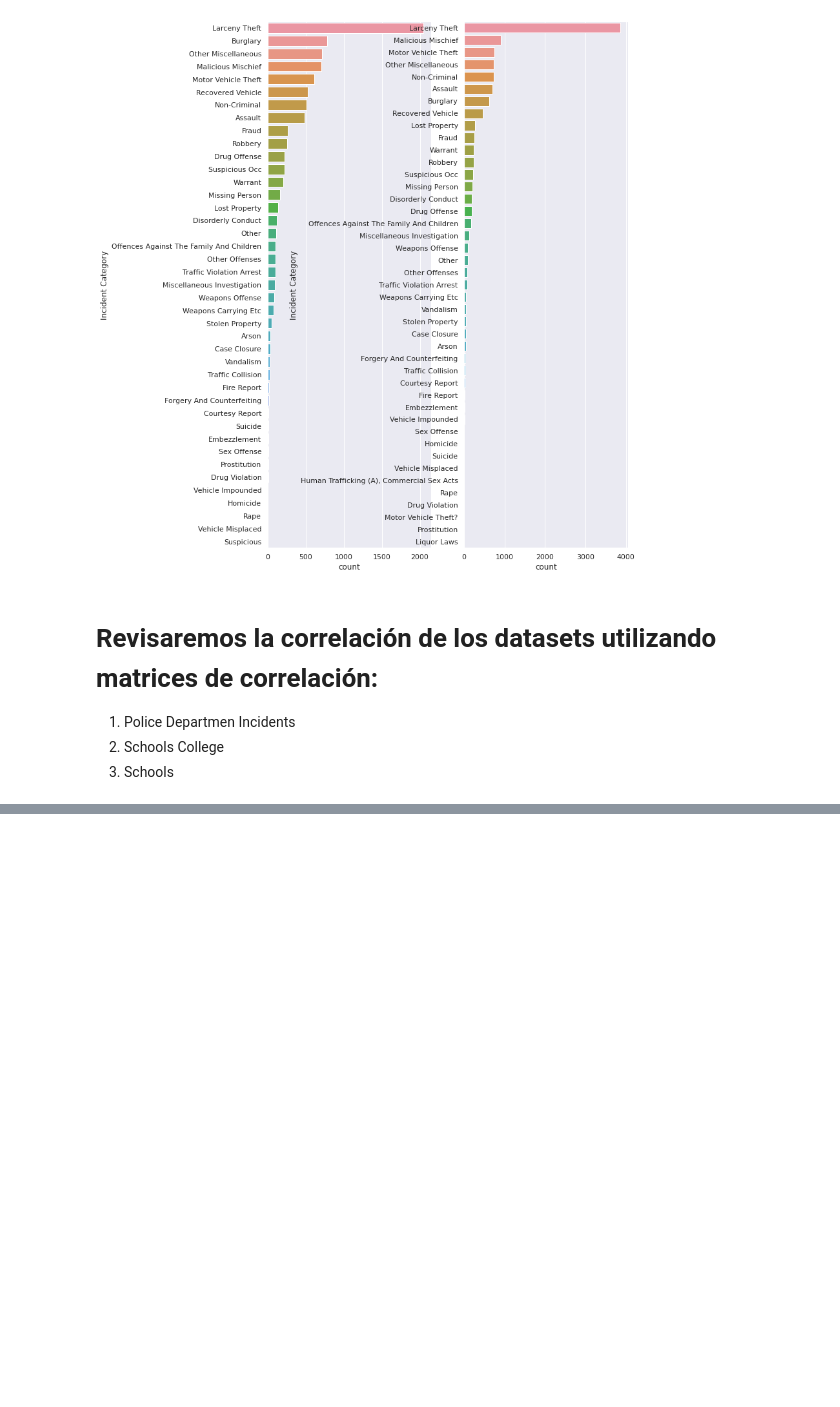
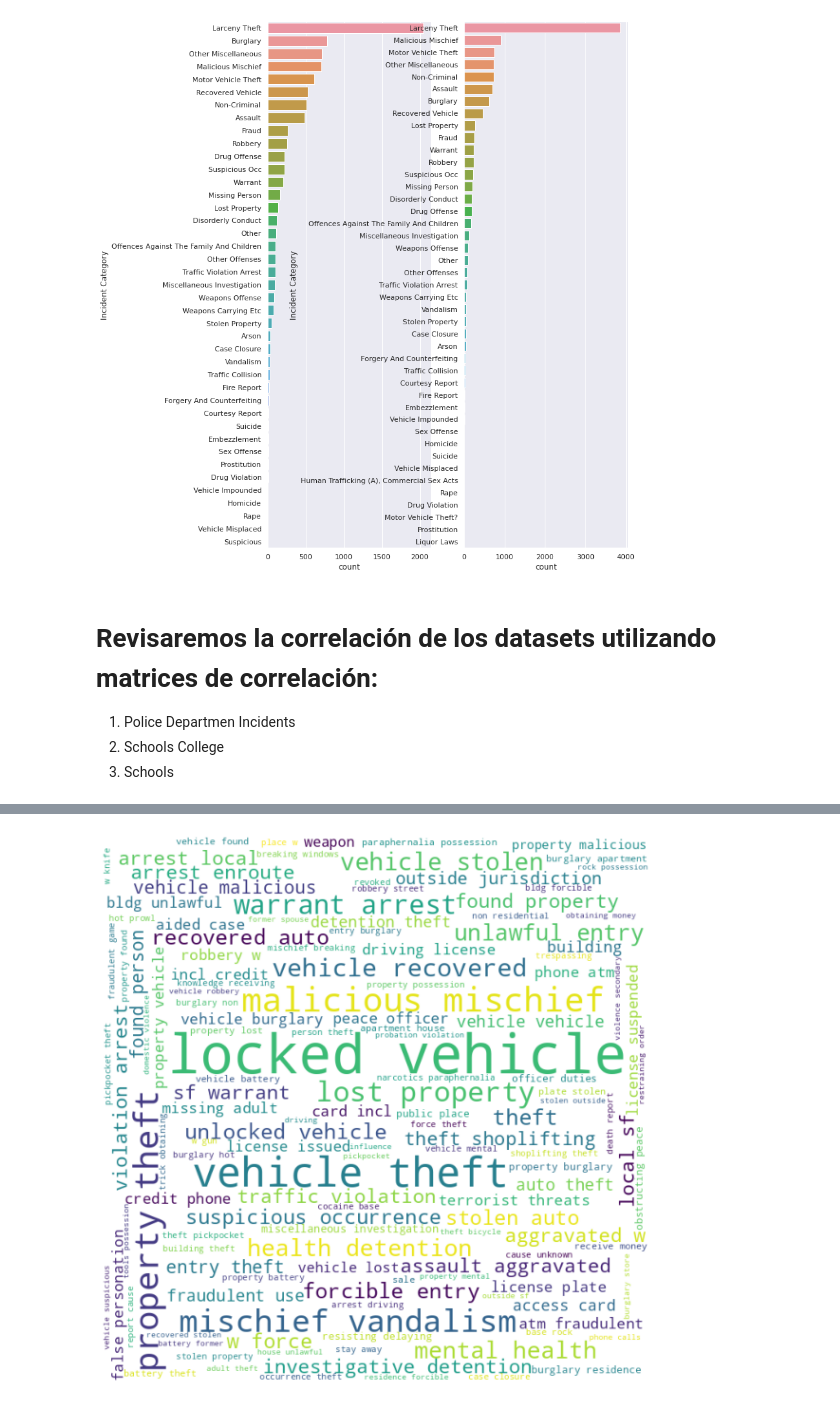
Before and after one commit to luperezsal/Batman, a Jupyter notebook: batman.ipynb, the cells around one changed output, grey strips where cells are left out. Saved outputs shown, nothing was run; the diff lists cells and outputs as text; code cells hidden in the pictures; blank space fills up the shorter version.

```diff
--- a/batman.ipynb
+++ b/batman.ipynb
@@ -147,0 +178,19 @@ None
+# %%
+nlp = spacy.load('en_core_web_sm')
+
+list_words = [x.split() for x in incidents_df['Incident Description'].values]  # Obtenemos todas las palabras individuales para cada nombre
+list_words = ' '.join([word for sublist in list_words for word in sublist])  # Las juntamos todas en un único texto
+list_words = list_words[:1000000]
+
+corpus = nlp(list_words)  # Procesamos las palabras con SpaCy
+tokens = [w.lower_ for w in corpus if (not w.is_space and not w.is_punct)]  # Eliminamos espacios en blanco y signos de puntuación
+corpus = ' '.join(tokens)  # Ya tenemos la lista de palabras limpia
+# %%
+wordcloud = WordCloud(width=700, height=700, background_color='white', min_font_size=10).generate(corpus)
+plt.figure(figsize=(8, 8), facecolor=None)
+plt.imshow(wordcloud)
+plt.axis('off')
+plt.tight_layout(pad=0)
+plt.show()
+# %% [output]
+[figure, added]
```
Also changed, not shown: parts of 10 cells of this notebook.
